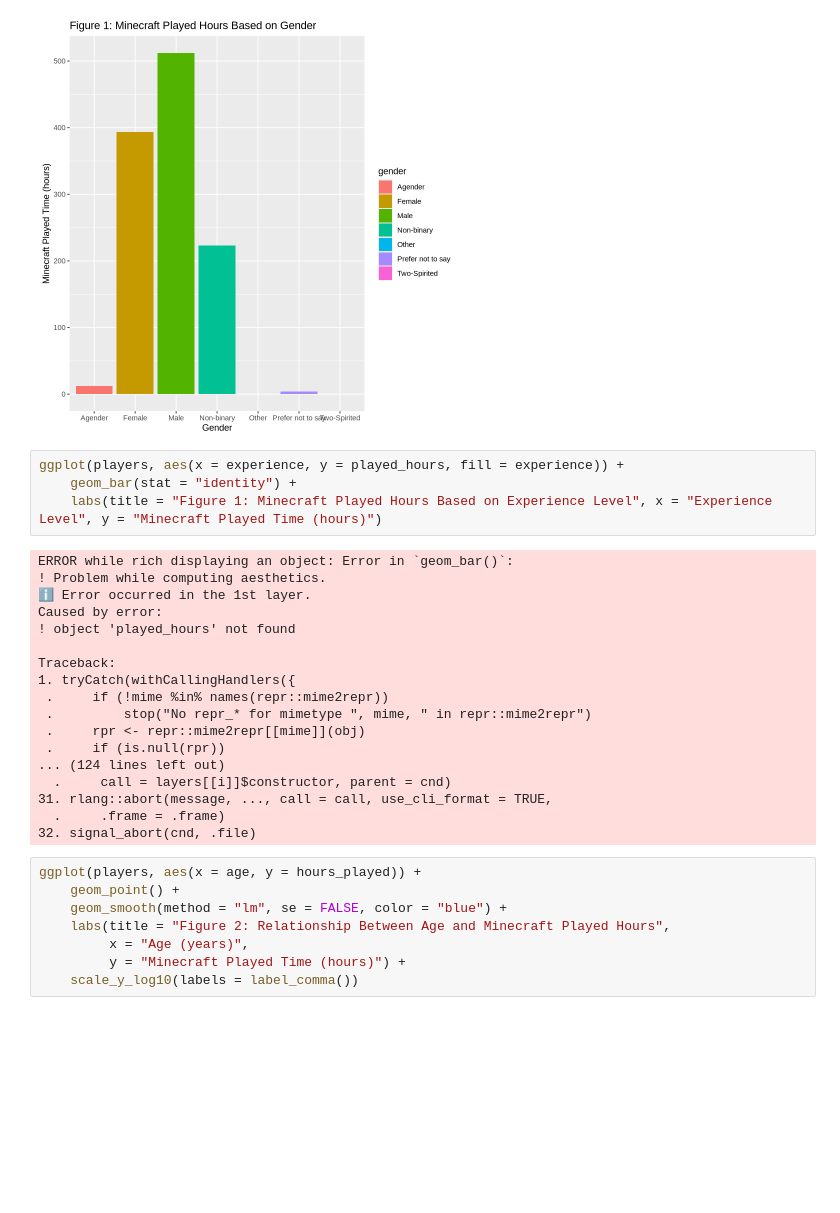
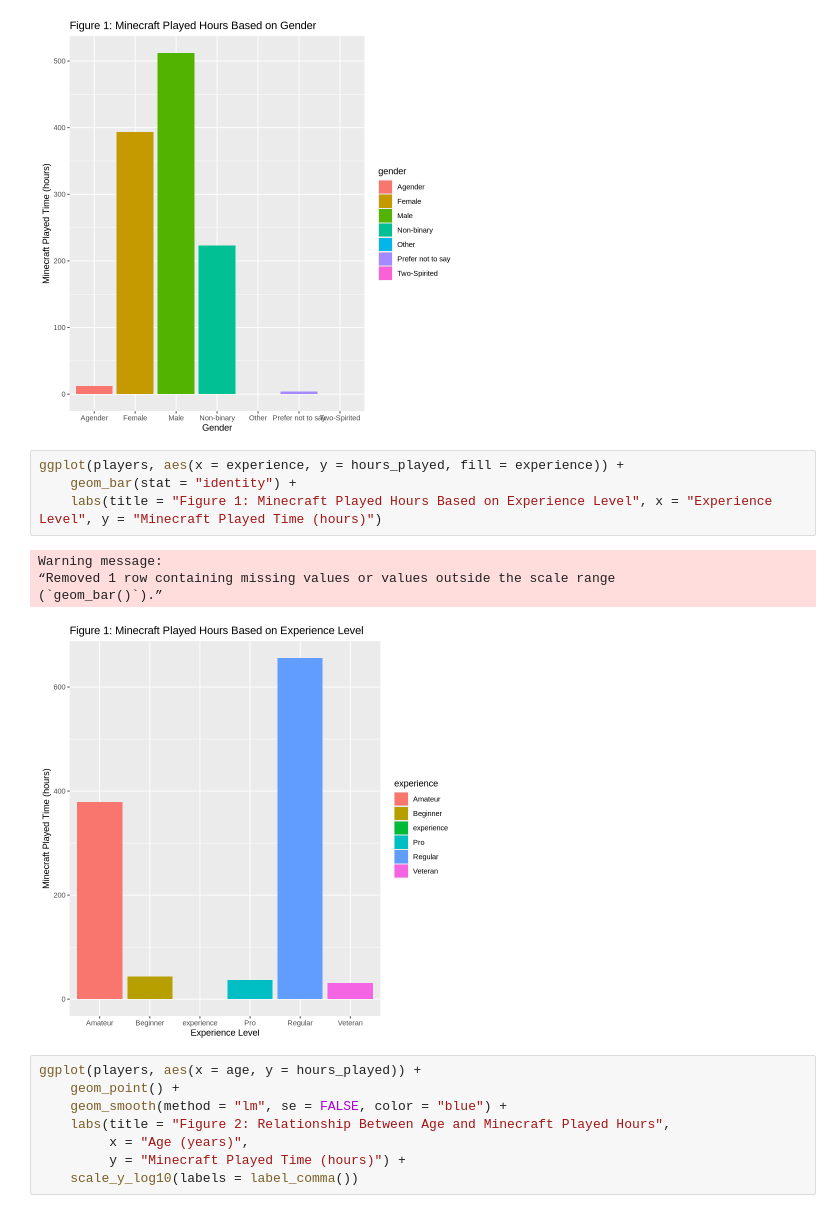
Before and after one commit to azoli113/DSCI100-Project-Group-006-36, a Jupyter notebook: Final Project.ipynb, the cells around one changed output. Saved outputs shown, nothing was run; the diff lists cells and outputs as text; blank space fills up the shorter version.

```diff
--- a/Final Project.ipynb
+++ b/Final Project.ipynb
@@ -131,27 +113,14 @@ ggplot(players_data, aes(x = gender, y = played_hours, fill = gender)) +
 # %% [output]
 [figure]
 # %%
-ggplot(players, aes(x = experience, y = played_hours, fill = experience)) +
+ggplot(players, aes(x = experience, y = hours_played, fill = experience)) +
     geom_bar(stat = "identity") +
     labs(title = "Figure 1: Minecraft Played Hours Based on Experience Level", x = "Experience Level", y = "Minecraft Played Time (hours)")
 # %% [output]
-ERROR while rich displaying an object: Error in `geom_bar()`:
-! Problem while computing aesthetics.
-ℹ Error occurred in the 1st layer.
-Caused by error:
-! object 'played_hours' not found
-
-Traceback:
-1. tryCatch(withCallingHandlers({
- .     if (!mime %in% names(repr::mime2repr))
- .         stop("No repr_* for mimetype ", mime, " in repr::mime2repr")
- .     rpr <- repr::mime2repr[[mime]](obj)
- .     if (is.null(rpr))
-... (124 lines left out)
-  .     call = layers[[i]]$constructor, parent = cnd)
-31. rlang::abort(message, ..., call = call, use_cli_format = TRUE,
-  .     .frame = .frame)
-32. signal_abort(cnd, .file)
+Warning message:
+“Removed 1 row containing missing values or values outside the scale range
+(`geom_bar()`).”
+[figure, added]
 # %%
 ggplot(players, aes(x = age, y = hours_played)) +
     geom_point() +
```
Also changed, not shown: parts of 5 cells of this notebook.
